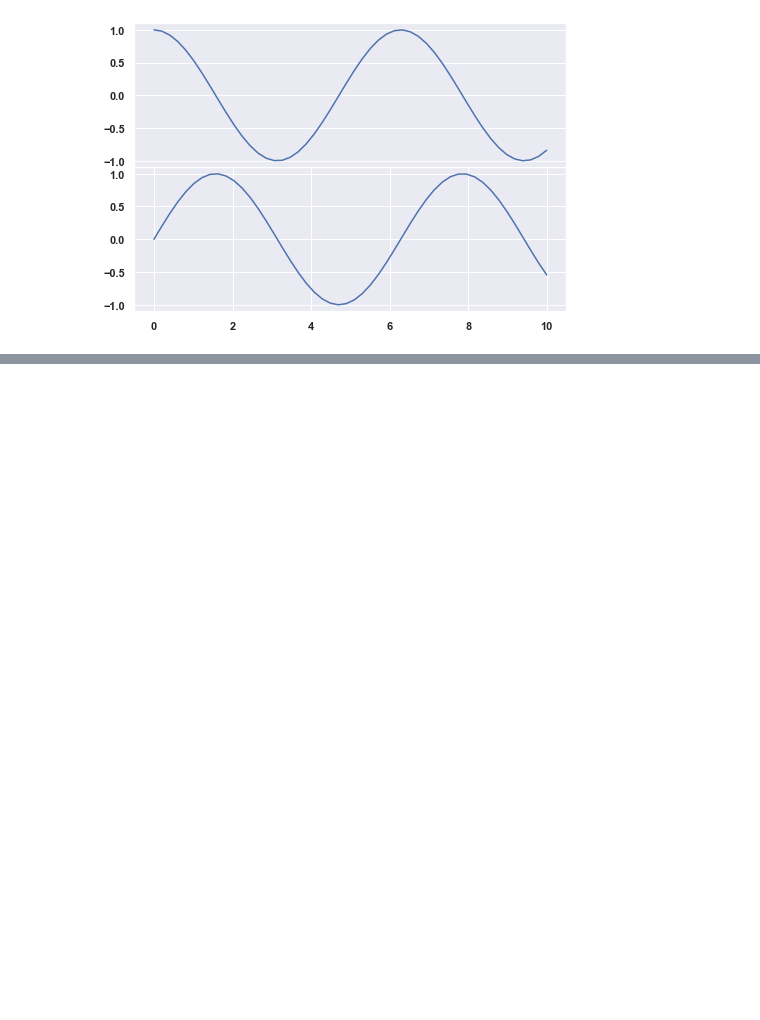
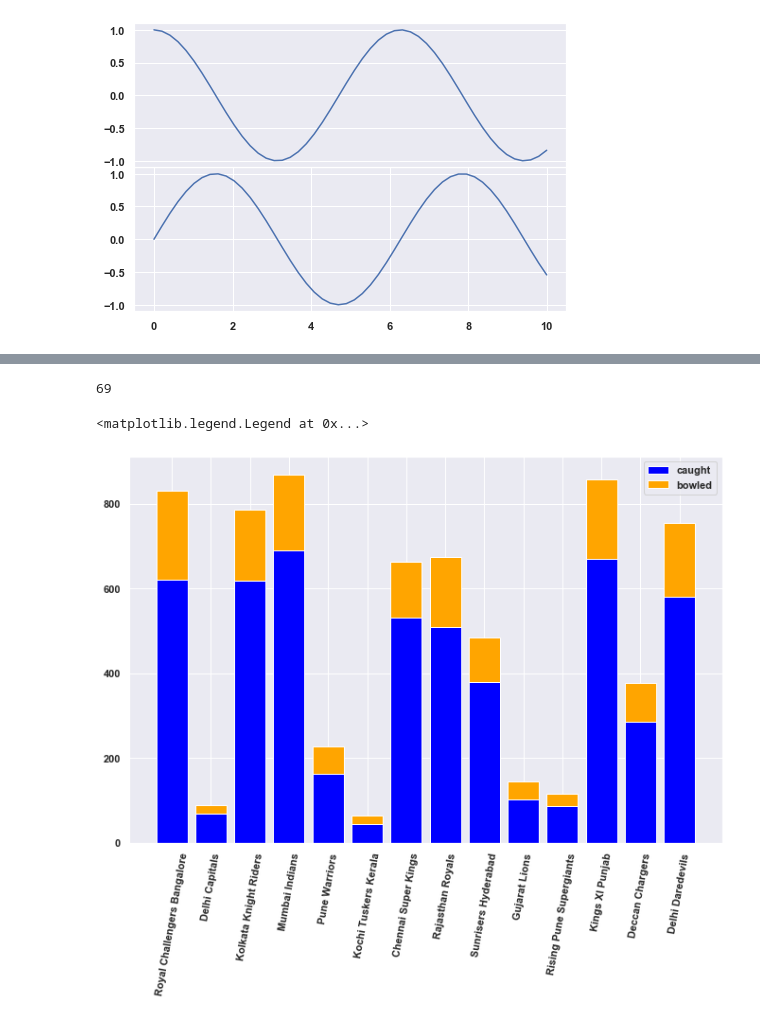
Before and after one commit to brainmentorspvtltd/MSIT_MachineLearning, a Jupyter notebook: MatplotlibIntroduction.ipynb, the cells around one changed output, grey strips where cells are left out. Saved outputs shown, nothing was run; the diff lists cells and outputs as text; code cells hidden in the pictures; blank space fills up the shorter version.

```diff
--- a/MatplotlibIntroduction.ipynb
+++ b/MatplotlibIntroduction.ipynb
@@ -370,0 +402,3 @@ ax2.plot(x,y2)
+# %%
+caught = deliveries[ deliveries["dismissal_kind"] == "caught" ]
+bowled = deliveries[ deliveries["dismissal_kind"] == "bowled" ]
@@ -370,0 +437,9 @@ ax2.plot(x,y2)
+# %%
+caught_count = pd.value_counts( caught["batting_team"], sort=False )
+# %%
+bowled_count = pd.value_counts( bowled["batting_team"], sort=False)
+# %%
+bowled_count_sorted = []
+teams = caught_count.index
+for team in teams:
+    bowled_count_sorted.append( bowled_count[team] )
@@ -370,0 +466,13 @@ ax2.plot(x,y2)
+# %%
+caught_count["Delhi Capitals"]
+# %% [output]
+69
+# %%
+plt.figure(figsize=(10,7))
+plt.bar(teams, caught_count, color="blue")
+plt.bar(teams, bowled_count_sorted, color="orange", bottom=caught_count)
+plt.xticks(rotation=80)
+plt.legend(("caught", "bowled"))
+# %% [output]
+<matplotlib.legend.Legend at 0x...>
+[figure, added]
```
Also changed, not shown: parts of 15 cells of this notebook, 2 other files.
